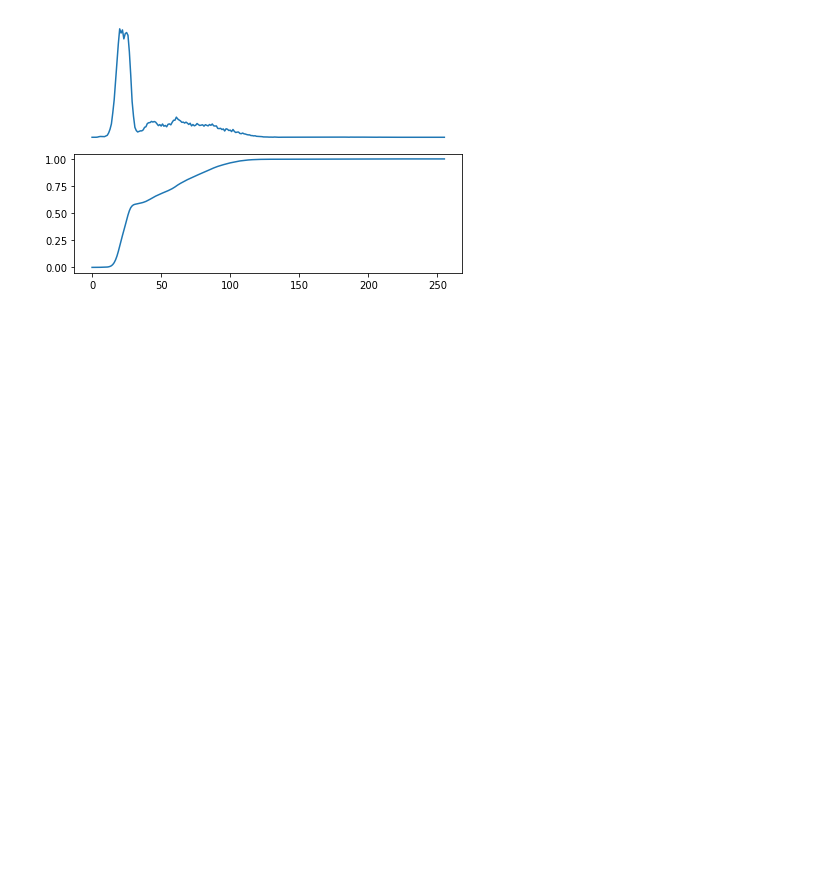
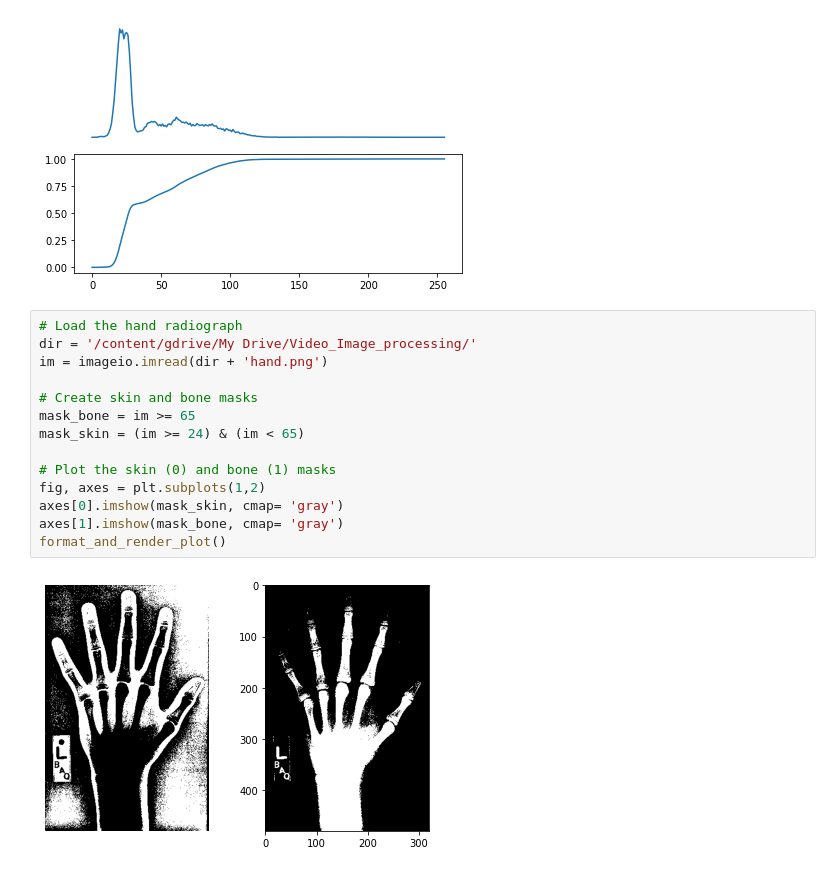
Before and after one commit to MohebZandi/Comupter_Vision, a Jupyter notebook: Biomedical_Image_Processing_Data_Camp.ipynb, the cells around one changed output. Drawn from its saved outputs; the diff is of its cells as text; blank space fills up the shorter version.

```diff
--- a/Biomedical_Image_Processing_Data_Camp.ipynb
+++ b/Biomedical_Image_Processing_Data_Camp.ipynb
@@ -335,3 +335,19 @@ axes[1].plot(cdf, label='CDF')
 format_and_render_plot()
 # %% [output]
 [figure]
+# %%
+# Load the hand radiograph
+dir = '/content/gdrive/My Drive/Video_Image_processing/'
+im = imageio.imread(dir + 'hand.png')
+
+# Create skin and bone masks
+mask_bone = im >= 65
+mask_skin = (im >= 24) & (im < 65)
+
+# Plot the skin (0) and bone (1) masks
+fig, axes = plt.subplots(1,2)
+axes[0].imshow(mask_skin, cmap= 'gray')
+axes[1].imshow(mask_bone, cmap= 'gray')
+format_and_render_plot()
+# %% [output]
+[figure, added]
```
Also changed, not shown: parts of 3 cells of this notebook.
